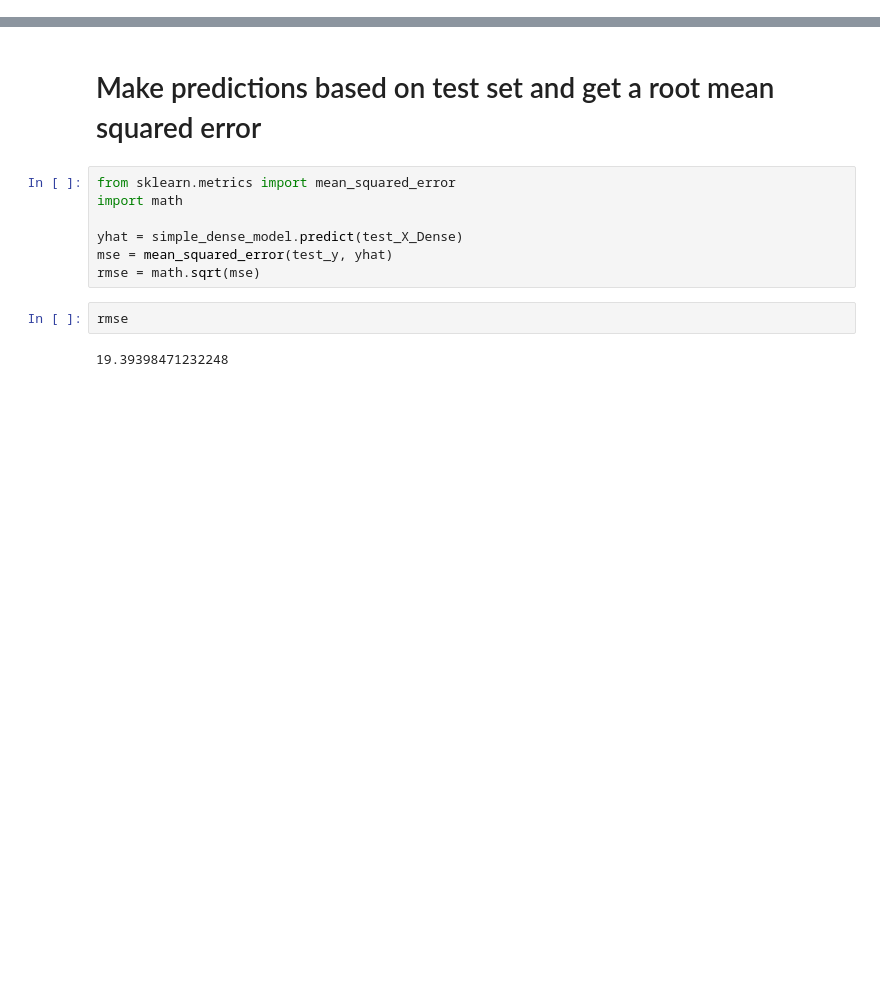
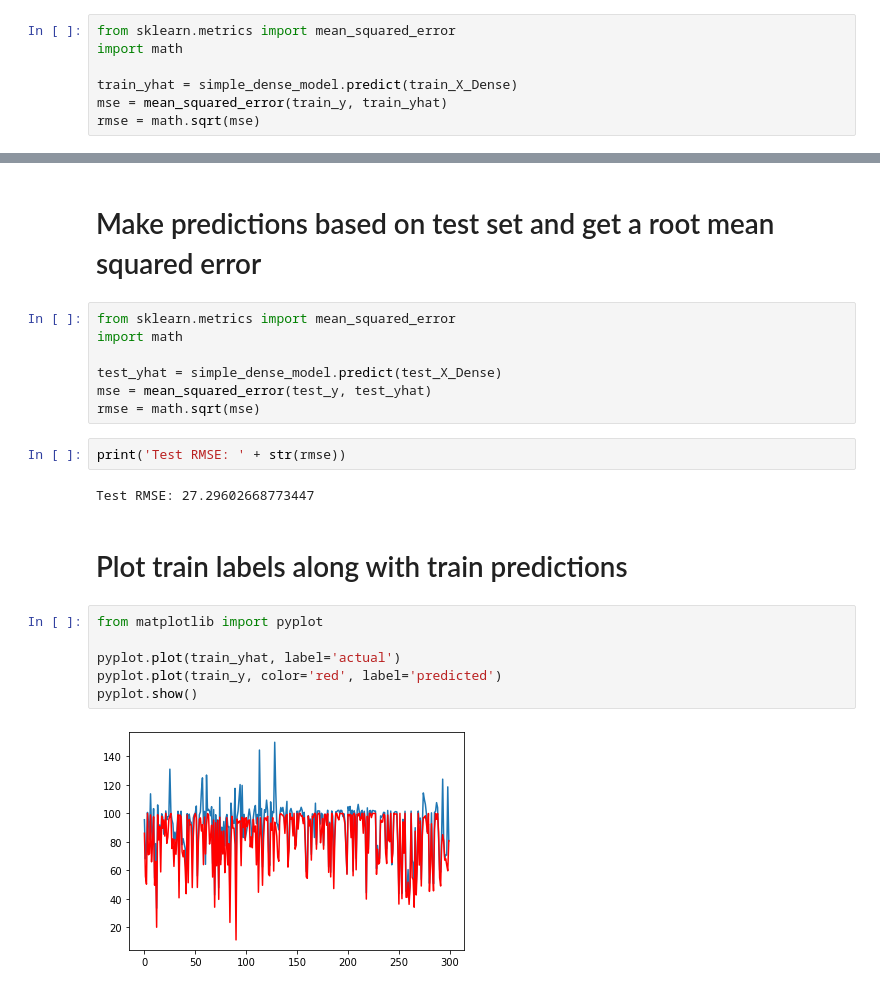
Before and after one commit to nnbaokhang/Descriptive-and-Predictive-Deep-Learning-Analytical-Tools-for-Enhanced-Bridge-Management, a Jupyter notebook: simple_dense_time_series_forecasting.ipynb, the cells around one changed output, grey strips where cells are left out. Saved outputs shown, nothing was run; the diff lists cells and outputs as text; blank space fills up the shorter version.

Commit message:
added more rmse results along with prediction plots

```diff
--- a/simple_dense_time_series_forecasting.ipynb
+++ b/simple_dense_time_series_forecasting.ipynb
@@ -222,0 +227,7 @@ pyplot.show()
+# %%
+from sklearn.metrics import mean_squared_error
+import math
+
+train_yhat = simple_dense_model.predict(train_X_Dense)
+mse = mean_squared_error(train_y, train_yhat)
+rmse = math.sqrt(mse)
@@ -226,10 +241,20 @@ pyplot.show()
 from sklearn.metrics import mean_squared_error
 import math
 
-yhat = simple_dense_model.predict(test_X_Dense)
-mse = mean_squared_error(test_y, yhat)
+test_yhat = simple_dense_model.predict(test_X_Dense)
+mse = mean_squared_error(test_y, test_yhat)
 rmse = math.sqrt(mse)
-# %%
-rmse
-# %% [output]
-19.39398471232248
+# %%
+print('Test RMSE: ' + str(rmse))
+# %% [output]
+Test RMSE: 27.29602668773447
+# %% [markdown]
+# Plot train labels along with train predictions
+# %%
+from matplotlib import pyplot
+
+pyplot.plot(train_yhat, label='actual')
+pyplot.plot(train_y, color='red', label='predicted')
+pyplot.show()
+# %% [output]
+[figure, added]
```
Also changed, not shown: parts of 7 cells of this notebook.
